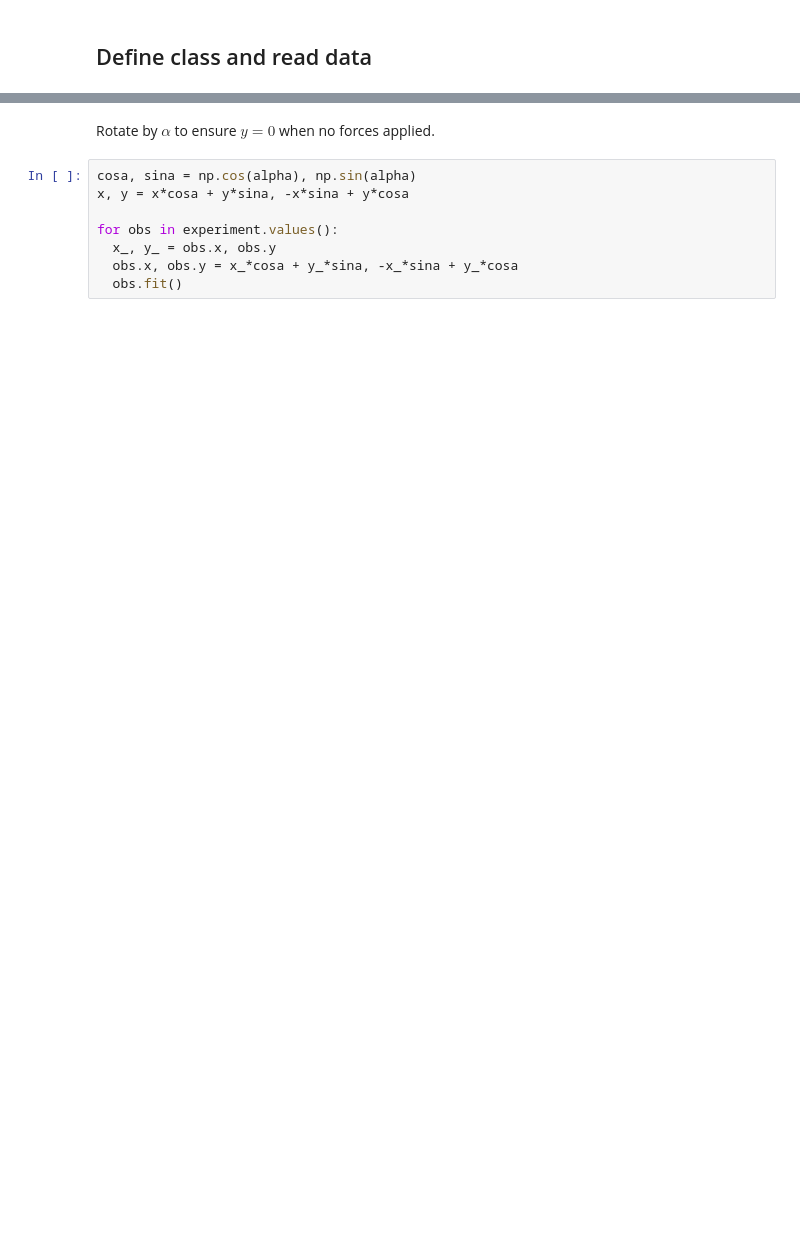
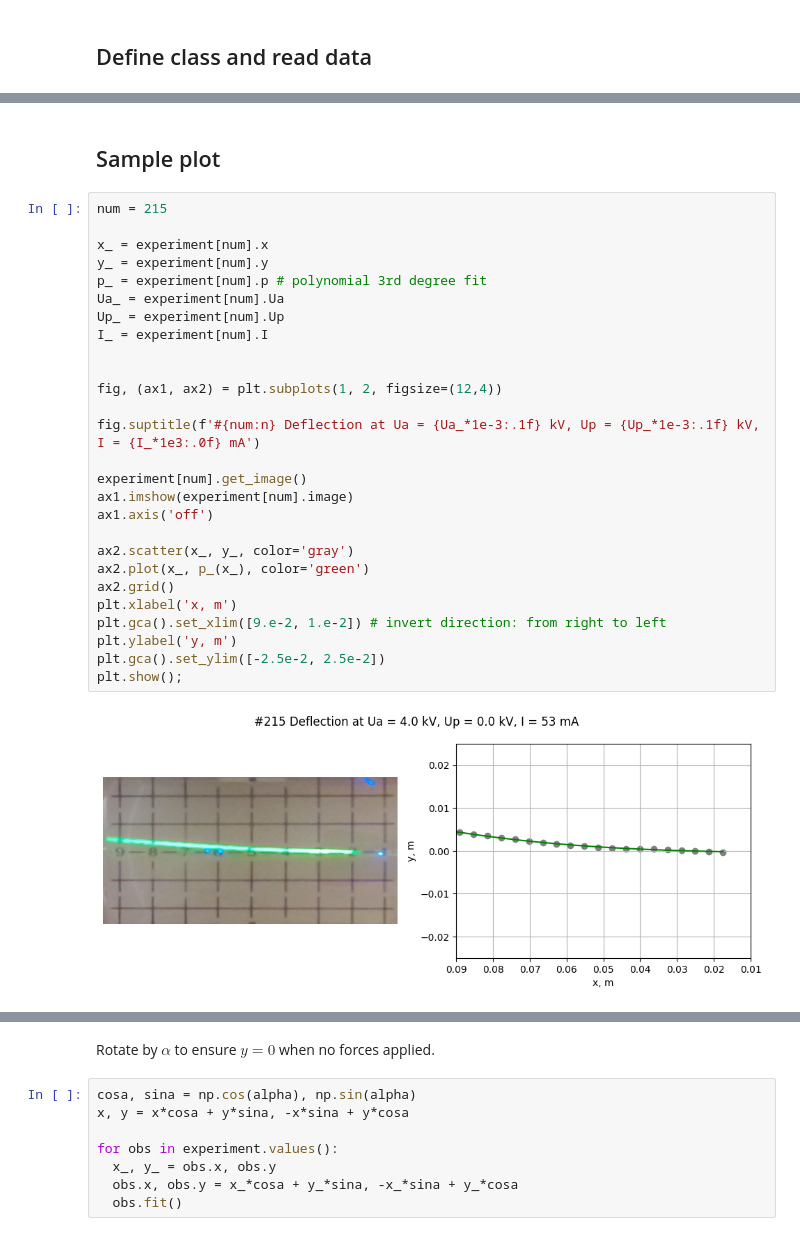
Before and after one commit to evgeny-kolonsky/Lab2_Electron, a Jupyter notebook: Lab2_Thomson2.ipynb, the cells around one changed output, grey strips where cells are left out. Cells and saved outputs as stored; diff of their text form; blank space fills up the shorter version.

```diff
--- a/Lab2_Thomson2.ipynb
+++ b/Lab2_Thomson2.ipynb
@@ -146,4 +150,35 @@ for n in np.unique(num):
 
   obs = observation(n, group, Ua_, Up_, I_, x_, y_)
   experiment[n] = obs
+# %% [markdown]
+## Sample plot
+# %%
+num = 215
+
+x_ = experiment[num].x
+y_ = experiment[num].y
+p_ = experiment[num].p # polynomial 3rd degree fit
+Ua_ = experiment[num].Ua
+Up_ = experiment[num].Up
+I_ = experiment[num].I
+
+
+fig, (ax1, ax2) = plt.subplots(1, 2, figsize=(12,4))
+
+fig.suptitle(f'#{num:n} Deflection at Ua = {Ua_*1e-3:.1f} kV, Up = {Up_*1e-3:.1f} kV, I = {I_*1e3:.0f} mA')
+
+experiment[num].get_image()
+ax1.imshow(experiment[num].image)
+ax1.axis('off')
+
+ax2.scatter(x_, y_, color='gray')
+ax2.plot(x_, p_(x_), color='green')
+ax2.grid()
+plt.xlabel('x, m')
+plt.gca().set_xlim([9.e-2, 1.e-2]) # invert direction: from right to left
+plt.ylabel('y, m')
+plt.gca().set_ylim([-2.5e-2, 2.5e-2])
+plt.show();
+# %% [output]
+[figure, added]
 # %% [markdown]
```
Also changed, not shown: parts of 33 cells of this notebook.
